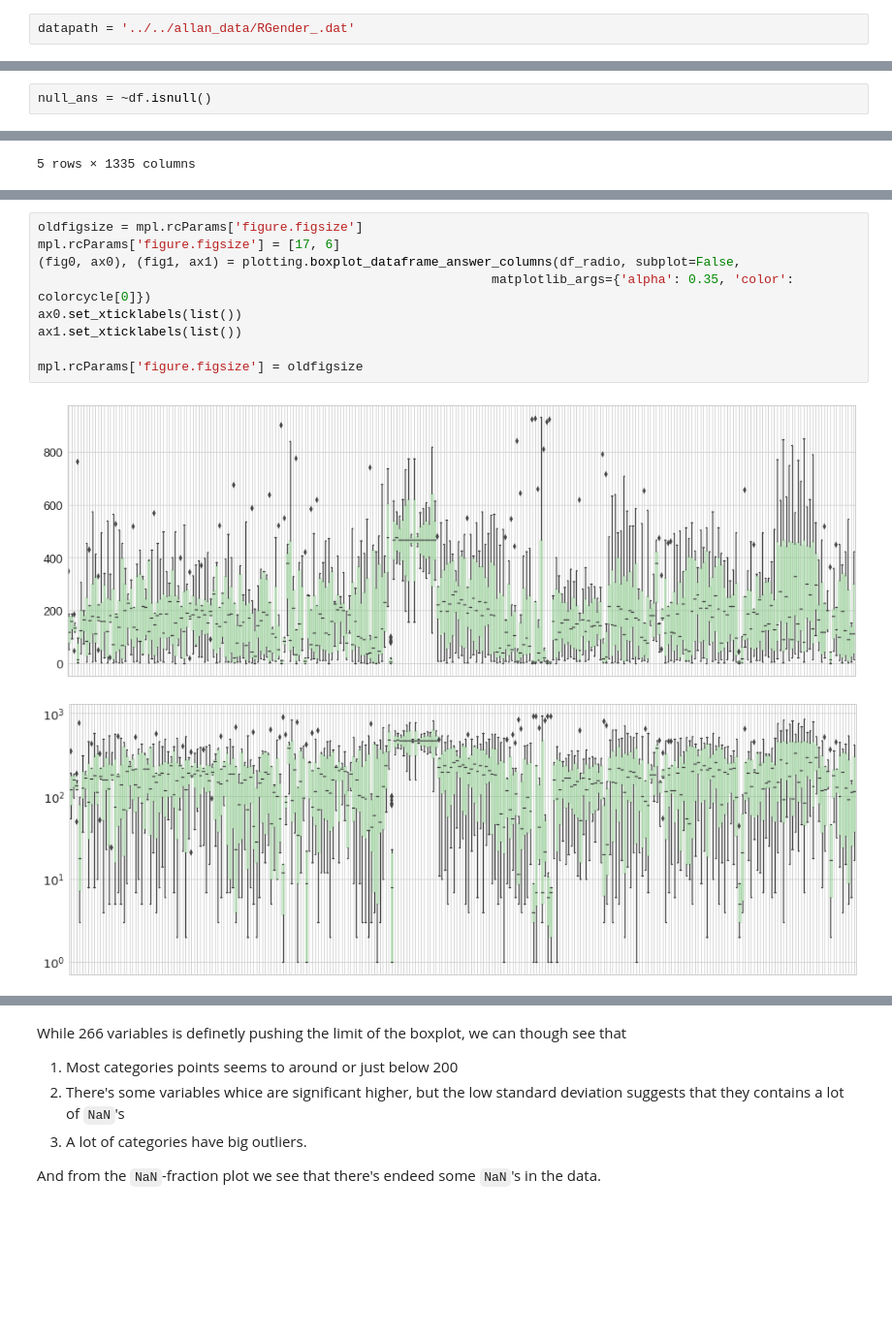
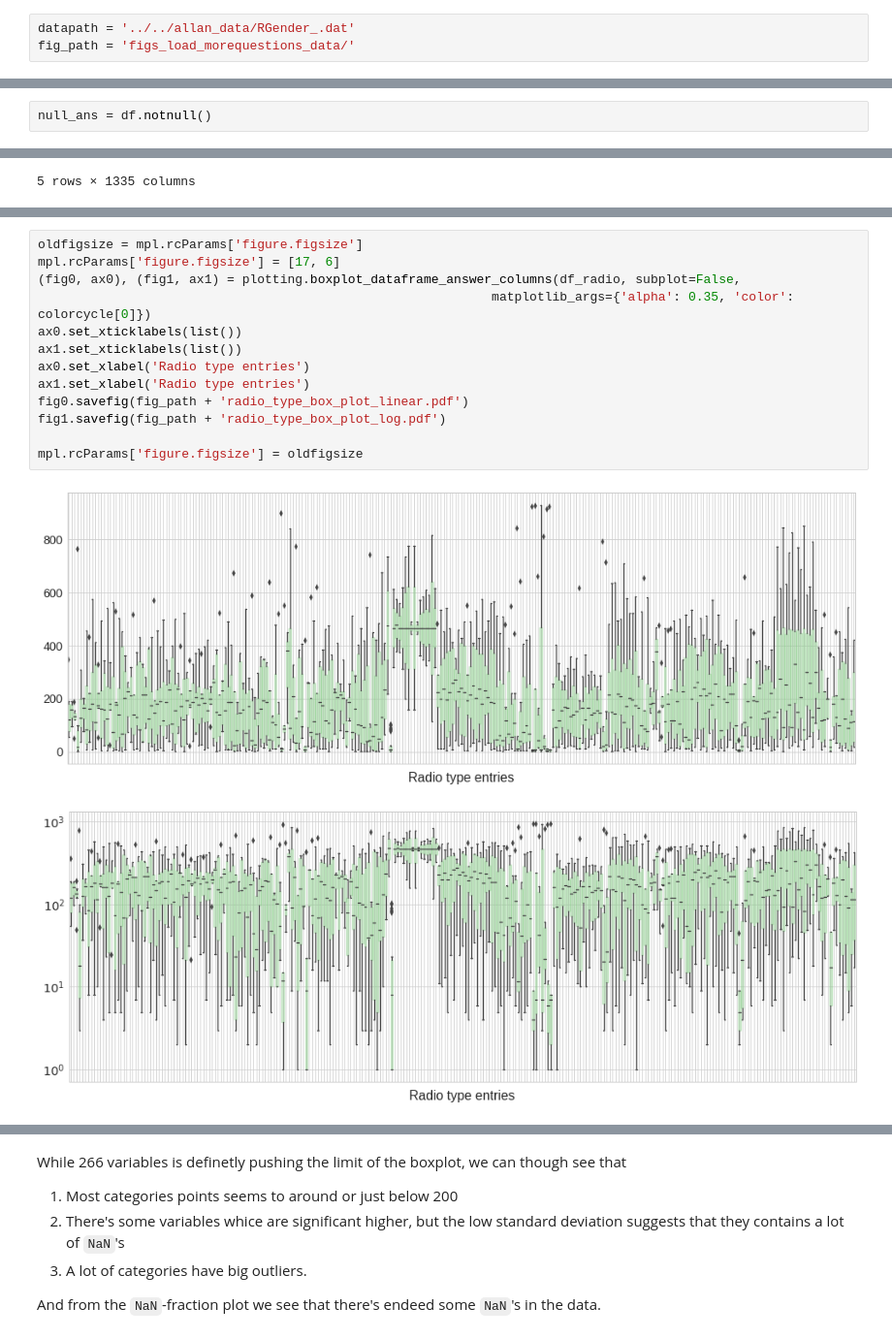
Before and after one commit to AllanLRH/master_thesis, a Jupyter notebook: tryLoadData/load_morequestions_data.ipynb, the cells around one changed output, grey strips where cells are left out. Shown at 97% size. Cells and saved outputs as stored; diff of their text form; blank space fills up the shorter version.

```diff
--- a/tryLoadData/load_morequestions_data.ipynb
+++ b/tryLoadData/load_morequestions_data.ipynb
@@ -31,6 +33,7 @@ from speclib import plotting
 %matplotlib inline
 # %%
 datapath = '../../allan_data/RGender_.dat'
+fig_path = 'figs_load_morequestions_data/'
 # %% [markdown]
 # Load data
 
@@ -89,4 +92,4 @@ for col in df.columns:
 df = df.replace(-1, np.NaN)
 df = df.replace("-1", np.NaN)
 # %%
-null_ans = ~df.isnull()
+null_ans = df.notnull()
@@ -324,13 +366,17 @@ ax = sns.heatmap(_.T, xticklabels=False, yticklabels=False, cmap='YlGnBu', ax=ax
 # %%
 oldfigsize = mpl.rcParams['figure.figsize']
 mpl.rcParams['figure.figsize'] = [17, 6]
 (fig0, ax0), (fig1, ax1) = plotting.boxplot_dataframe_answer_columns(df_radio, subplot=False,
                                                             matplotlib_args={'alpha': 0.35, 'color': colorcycle[0]})
 ax0.set_xticklabels(list())
 ax1.set_xticklabels(list())
+ax0.set_xlabel('Radio type entries')
+ax1.set_xlabel('Radio type entries')
+fig0.savefig(fig_path + 'radio_type_box_plot_linear.pdf')
+fig1.savefig(fig_path + 'radio_type_box_plot_log.pdf')
 
 mpl.rcParams['figure.figsize'] = oldfigsize
 # %% [output]
-[figure, old version]
+[figure, new version]
-[figure, old version]
+[figure, new version]
 # %%
```
Also changed, not shown: parts of 30 cells of this notebook.
